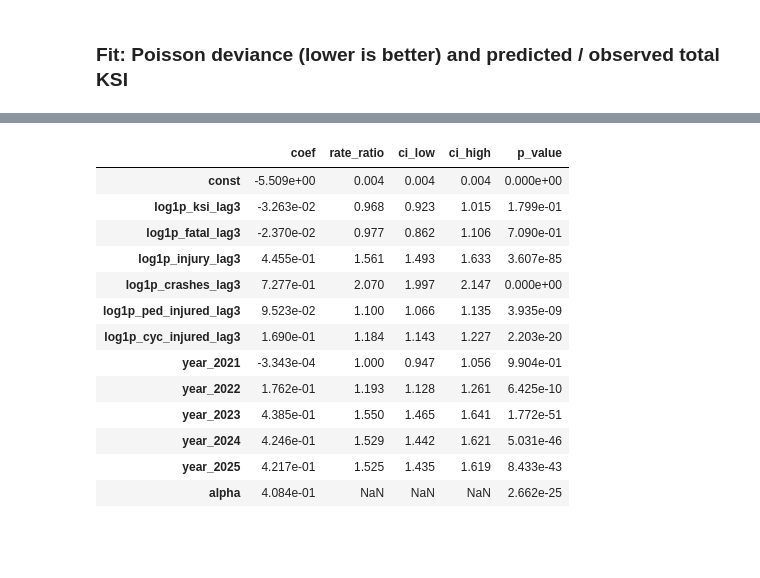
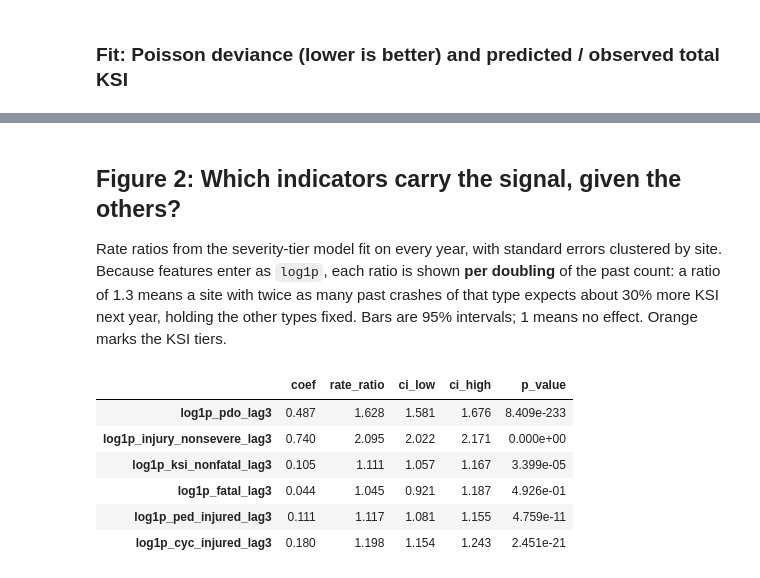
Before and after one commit to Group-7-Capstone/Group-7-Capstone, a Jupyter notebook: experiments/q1_ksi_risk.ipynb, the cells around one changed output, grey strips where cells are left out. Saved outputs shown, nothing was run; the diff lists cells and outputs as text; code cells hidden in the pictures; blank space fills up the shorter version.

```diff
--- a/experiments/q1_ksi_risk.ipynb
+++ b/experiments/q1_ksi_risk.ipynb
@@ -43,13 +63,19 @@ Rung 1 is current practice (rank by past KSI). If a crash-history model ranks be
 # %%
-LAGS = [c for c in panel if c.startswith("log1p_")]
-CONTEXT = ["highway_share", "rlc_active", "speed_active"]
+def log1p_lags(cols):
+    return [f"log1p_{c}_lag3" for c in cols]
+
+ROAD_USERS = ["ped_injured", "cyc_injured"]
+NESTED = log1p_lags(["ksi", "fatal", "injury", "crashes"] + ROAD_USERS)
+TIERS = log1p_lags(["pdo", "injury_nonsevere", "ksi_nonfatal", "fatal"] + ROAD_USERS)
+CONTEXT_VARS = ["highway_share", "rlc_active", "speed_active"]
 
 ladder = {
     "1 past KSI (baseline)": lambda: HistoryRanker("ksi_lag3", n_years=3),
     "2 past injury crashes": lambda: HistoryRanker("injury_lag3", n_years=3),
     "3 NB: KSI history": lambda: NegativeBinomialModel(["log1p_ksi_lag3"]),
-    "4 NB: crash history": lambda: NegativeBinomialModel(LAGS),
-    "5 NB: + highway, cameras": lambda: NegativeBinomialModel(LAGS + CONTEXT),
+    "4 NB: crash history (nested)": lambda: NegativeBinomialModel(NESTED),
+    "5 NB: crash history (tiers)": lambda: NegativeBinomialModel(TIERS),
+    "6 NB: tiers + highway, cameras": lambda: NegativeBinomialModel(TIERS + CONTEXT_VARS),
 }
 config = ValidationConfig()
 
@@ -61,7 +87,7 @@ for name, make_model in ladder.items():
 
 # Sensitivity: drop every site that ever had a camera
 no_camera = panel[~panel["camera_site"]]
-for name in ["1 past KSI (baseline)", "4 NB: crash history"]:
+for name in ["1 past KSI (baseline)", "5 NB: crash history (tiers)"]:
     metrics, _, _ = evaluate(ladder[name], no_camera, config)
     results.append(metrics.assign(model=f"no-camera sites: {name}"))
 
@@ -141,18 +183,15 @@ Rate ratios from the crash-history model fit on every year. Standard errors are
+# %% [markdown]
+## Figure 2: Which indicators carry the signal, given the others?
+Rate ratios from the severity-tier model fit on every year, with standard errors clustered by site. Because features enter as `log1p`, each ratio is shown **per doubling** of the past count: a ratio of 1.3 means a site with twice as many past crashes of that type expects about 30% more KSI next year, holding the other types fixed. Bars are 95% intervals; 1 means no effect. Orange marks the KSI tiers.
 # %%
-final = NegativeBinomialModel(LAGS).fit(panel, panel["ksi"], groups=panel["site_id"])
-final.coefficients()
+final = NegativeBinomialModel(TIERS).fit(panel, panel["ksi"], groups=panel["site_id"])
+coefs = final.coefficients()
+coefs.loc[TIERS]
 # %% [output]
 |  | coef | rate_ratio | ci_low | ci_high | p_value |
-| const | -5.509e+00 | 0.004 | 0.004 | 0.004 | 0.000e+00 |
-| log1p_ksi_lag3 | -3.263e-02 | 0.968 | 0.923 | 1.015 | 1.799e-01 |
-| log1p_fatal_lag3 | -2.370e-02 | 0.977 | 0.862 | 1.106 | 7.090e-01 |
-| log1p_injury_lag3 | 4.455e-01 | 1.561 | 1.493 | 1.633 | 3.607e-85 |
-| log1p_crashes_lag3 | 7.277e-01 | 2.070 | 1.997 | 2.147 | 0.000e+00 |
-| log1p_ped_injured_lag3 | 9.523e-02 | 1.100 | 1.066 | 1.135 | 3.935e-09 |
-| log1p_cyc_injured_lag3 | 1.690e-01 | 1.184 | 1.143 | 1.227 | 2.203e-20 |
-| year_2021 | -3.343e-04 | 1.000 | 0.947 | 1.056 | 9.904e-01 |
-| year_2022 | 1.762e-01 | 1.193 | 1.128 | 1.261 | 6.425e-10 |
-| year_2023 | 4.385e-01 | 1.550 | 1.465 | 1.641 | 1.772e-51 |
-| year_2024 | 4.246e-01 | 1.529 | 1.442 | 1.621 | 5.031e-46 |
-| year_2025 | 4.217e-01 | 1.525 | 1.435 | 1.619 | 8.433e-43 |
-| alpha | 4.084e-01 | NaN | NaN | NaN | 2.662e-25 |
+| log1p_pdo_lag3 | 0.487 | 1.628 | 1.581 | 1.676 | 8.409e-233 |
+| log1p_injury_nonsevere_lag3 | 0.740 | 2.095 | 2.022 | 2.171 | 0.000e+00 |
+| log1p_ksi_nonfatal_lag3 | 0.105 | 1.111 | 1.057 | 1.167 | 3.399e-05 |
+| log1p_fatal_lag3 | 0.044 | 1.045 | 0.921 | 1.187 | 4.926e-01 |
+| log1p_ped_injured_lag3 | 0.111 | 1.117 | 1.081 | 1.155 | 4.759e-11 |
+| log1p_cyc_injured_lag3 | 0.180 | 1.198 | 1.154 | 1.243 | 2.451e-21 |
```
Also changed, not shown: parts of 22 cells of this notebook, 2 other files.
